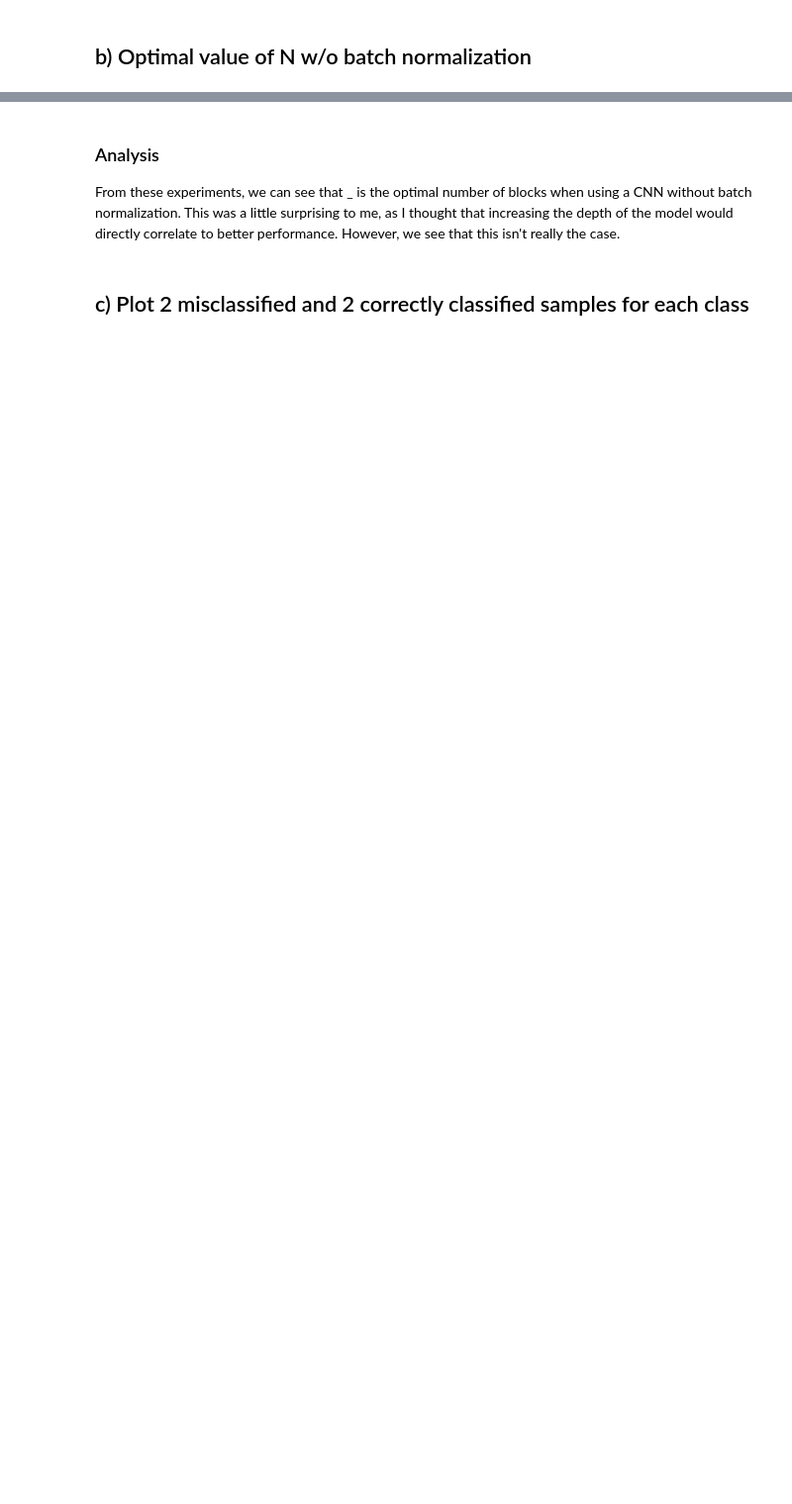
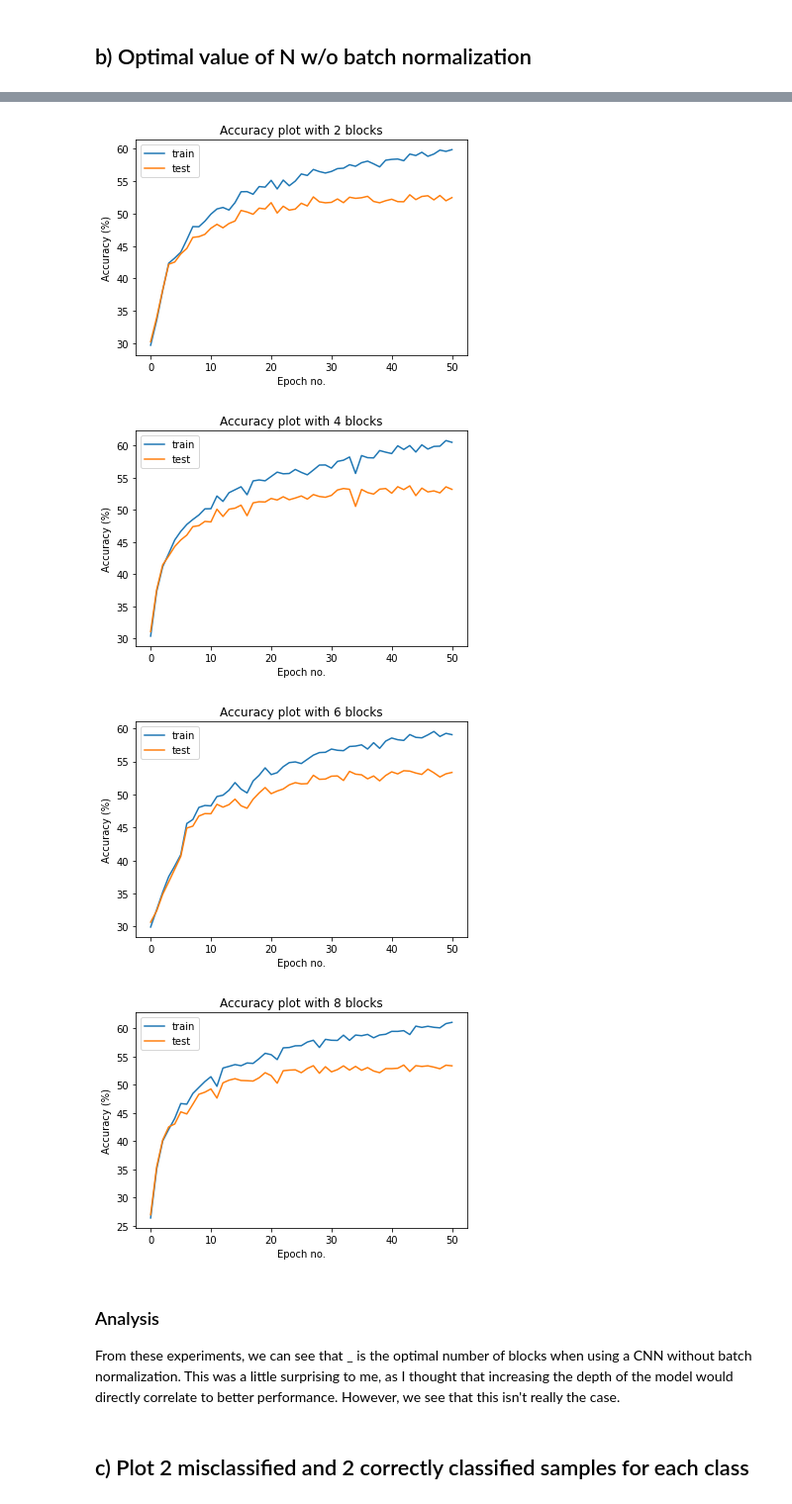
Before and after one commit to ezhang7423/ece180, a Jupyter notebook: hw6/main.ipynb, the cells around one changed output, grey strips where cells are left out. Shown at 99% size. Cells and saved outputs as stored; diff of their text form; code cells hidden in the pictures; blank space fills up the shorter version.

```diff
--- a/hw6/main.ipynb
+++ b/hw6/main.ipynb
@@ -203,7 +243,7 @@ bn_history.plot(y=['train', 'test'], use_index=True, xlabel='Epoch no.', ylabel=
 # %%
 nbn_models = []
 nbn_histories = []
-for test_n in range(2, N):
+for test_n in range(2, 10):
     if test_n % 2 == 0: # if it's even
         model = CNNModel(N=test_n).to(DEVICE)
         nbn_models.append(model)
@@ -211,3 +251,4 @@ for test_n in range(2, N):
         nbn_histories.append(history)
         history.plot(y=['train', 'test'], use_index=True, xlabel='Epoch no.', ylabel='Accuracy (%)')
         plt.title(f'Accuracy plot with {test_n} blocks')
+# %% [output]
@@ -214,3 +272,7 @@ for test_n in range(2, N):
+[figure, added]
+[figure, added]
+[figure, added]
+[figure, added]
 # %% [markdown]
 ### Analysis
 
```
Also changed, not shown: parts of 5 cells of this notebook.
